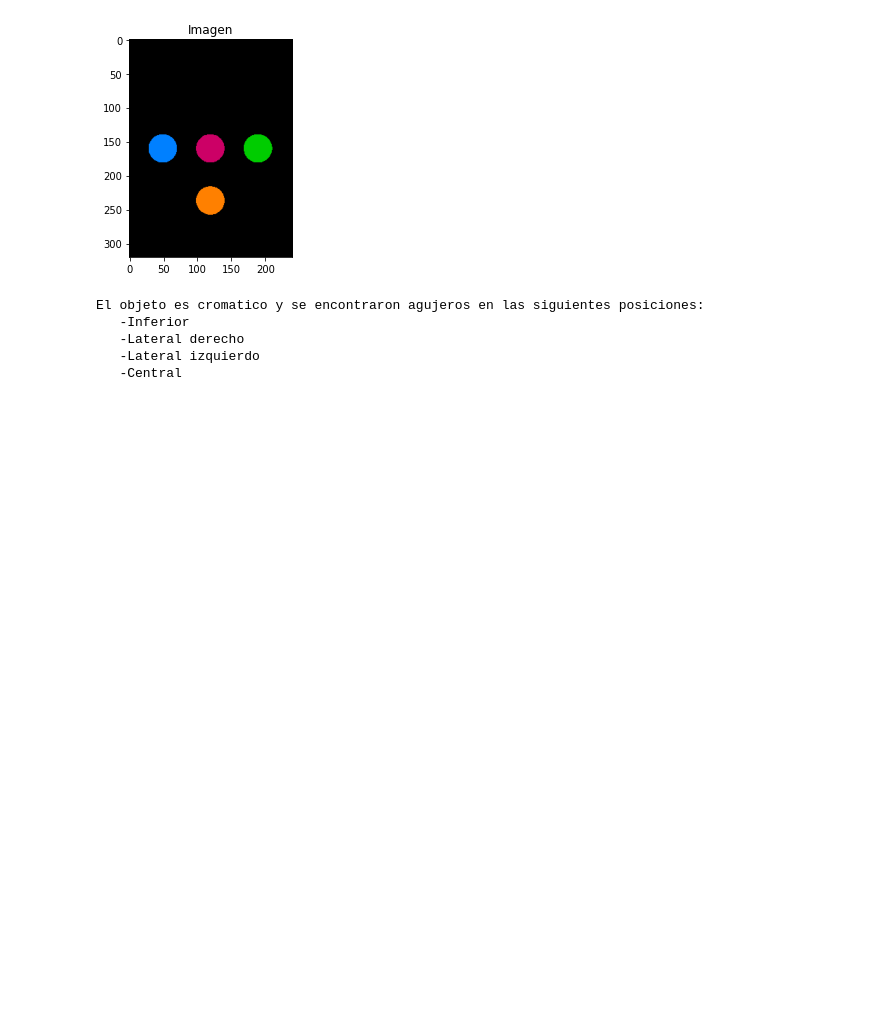
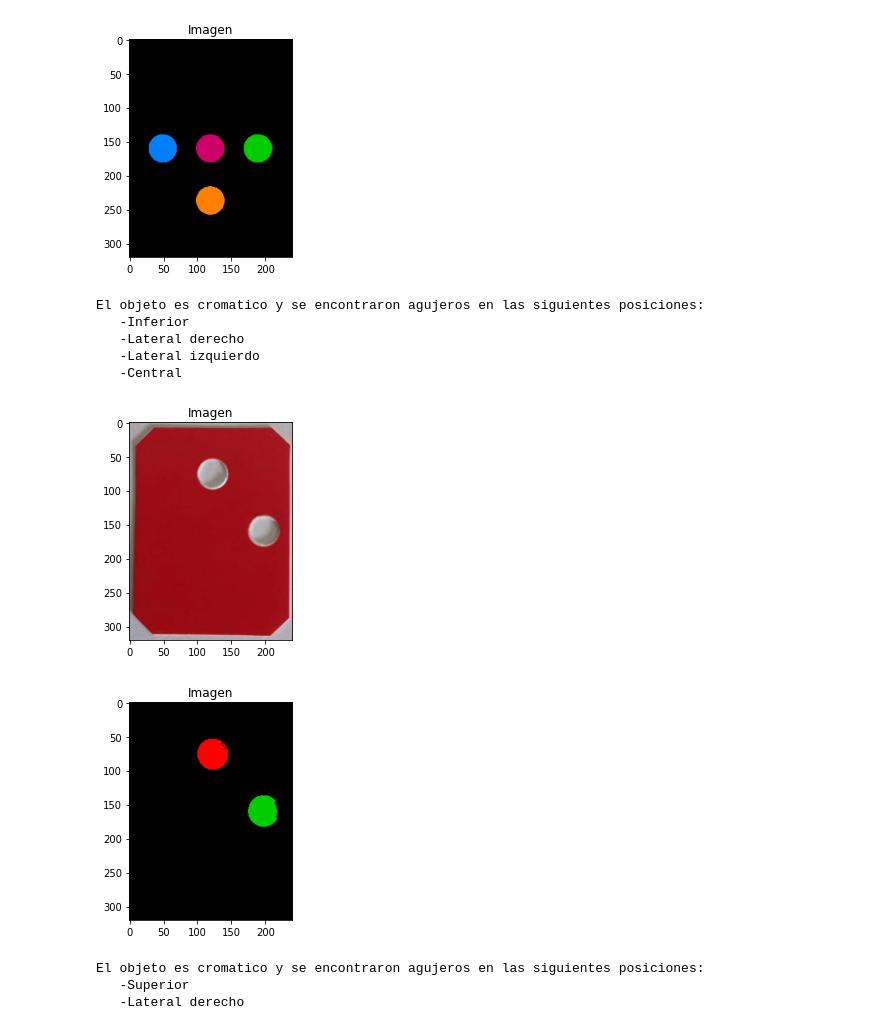
Before and after one commit to ChristopherMoralesA/MiniProyecto-Vision, a Jupyter notebook: Miniproyecto.ipynb, the cells around one changed output. Saved outputs shown, nothing was run; the diff lists cells and outputs as text; code cells hidden in the pictures; blank space fills up the shorter version.

Commit message:
Script completamente funcional
is_cromatic
segmentacion_agujeros
edit_image

```diff
--- a/Miniproyecto.ipynb
+++ b/Miniproyecto.ipynb
@@ -1111,6 +1112,40 @@ def region_growth(seed,seed_color,bin_img,out_img = np.zeros(shape=(320,240,3),
                 visited[cur_y][cur_x] = 1
                 seeds.append((cur_x,cur_y))
     return out_img
+# %%
+def agujeros(image, seed_colors):
+    up_pxl = 0
+    down_pxl = 0
+    right_pxl = 0
+    left_pxl = 0
+    mid_pxl = 0
+    res = []
+    y, x, l = image.shape
+    for i in range(y):
+        for k in range(x):
+            if np.array_equal(image[i][k],seed_colors['up']):
+                up_pxl += 1
+            elif np.array_equal(image[i][k],seed_colors['down']):
+                down_pxl += 1
+            elif np.array_equal(image[i][k],seed_colors['right']):
+                right_pxl += 1
+            elif np.array_equal(image[i][k],seed_colors['left']):
+                left_pxl += 1
+            elif np.array_equal(image[i][k],seed_colors['mid']):
+                mid_pxl += 1
+    res = [up_pxl, down_pxl, right_pxl, left_pxl, mid_pxl]
+    res_agujeros = [False,False,False,False,False]
+    if res[0]>=100:
+        res_agujeros[0] = True
+    if res[1]>=100:
+        res_agujeros[1] = True
+    if res[2]>=100:
+        res_agujeros[2] = True
+    if res[3]>=100:
+        res_agujeros[3] = True
+    if res[4]>=100:
+        res_agujeros[4] = True
+    return res_agujeros
 # %%
 def segmentacion_agujeros(bin_image):
     #Definicion de semillas
@@ -1194,3 +1229,18 @@ El objeto es cromatico y se encontraron agujeros en las siguientes posiciones:
    -Lateral derecho
    -Lateral izquierdo
    -Central
+# %%
+Rojo2Foto= io.imread(path +r'\Rojo2Foto.jpeg')
+Rojo2Foto_bin= binarize(io.imread(path +r'\Rojo2Foto.jpeg',True))
+plt.imshow(Rojo2Foto)
+plt.title("Imagen")
+plt.show()
+res_cromatic = is_cromatic(Rojo2Foto)
+res_agujeros = segmentacion_agujeros(Rojo2Foto_bin)
+res_report(res_cromatic,res_agujeros)
+# %% [output]
+[figure, added]
+[figure, added]
+El objeto es cromatico y se encontraron agujeros en las siguientes posiciones:
+   -Superior
+   -Lateral derecho
```
Also changed, not shown: parts of 17 cells of this notebook, 2 other files.
